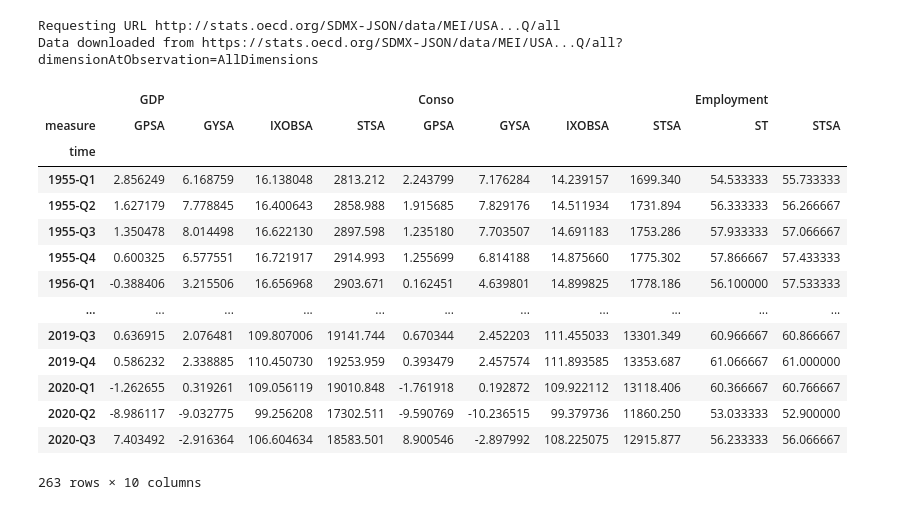
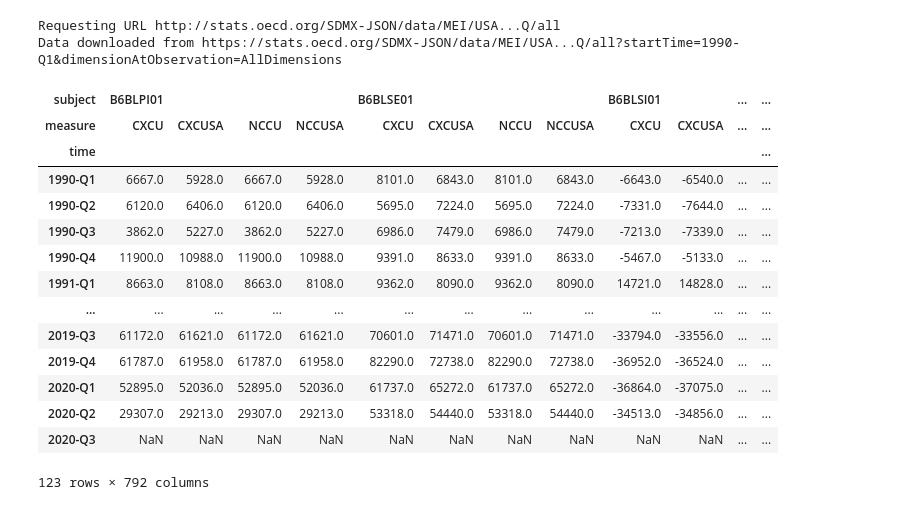
Before and after one commit to Adrien-Mcode/Stat-app-Trumpnomics, a Jupyter notebook: Statapp_test.ipynb, the cells around one changed output. Drawn from its saved outputs; the diff is of its cells as text; code cells hidden in the pictures.

```diff
--- a/Statapp_test.ipynb
+++ b/Statapp_test.ipynb
@@ -1,34 +1,2 @@
 # %%
 #!pip install cif
-# %%
-from cif import cif
-data, subjects, measures = cif.createDataFrameFromOECD(countries = ['USA'], dsname = 'MEI', frequency = 'Q')
-# %% [output]
-Requesting URL http://stats.oecd.org/SDMX-JSON/data/MEI/USA...Q/all
-Data downloaded from https://stats.oecd.org/SDMX-JSON/data/MEI/USA...Q/all?dimensionAtObservation=AllDimensions
-# %%
-import pandas as pd
-
-df1 = data['USA', 'NAEXKP01']
-df2 = data['USA', 'NAEXKP02']
-df3 = data['USA', 'LREMTTTT']
-df = [df1, df2, df3]
-headers = ['GDP', 'Conso', 'Employment']
-df_all = pd.concat(df, axis=1, keys = headers)
-df_all
-# %% [output]
-|  | GDP |  |  |  | Conso |  |  |  | Employment |  |
-| measure | GPSA | GYSA | IXOBSA | STSA | GPSA | GYSA | IXOBSA | STSA | ST | STSA |
-| time |  |  |  |  |  |  |  |  |  |  |
-| 1955-Q1 | 2.856249 | 6.168759 | 16.138048 | 2813.212 | 2.243799 | 7.176284 | 14.239157 | 1699.340 | 54.533333 | 55.733333 |
-| 1955-Q2 | 1.627179 | 7.778845 | 16.400643 | 2858.988 | 1.915685 | 7.829176 | 14.511934 | 1731.894 | 56.333333 | 56.266667 |
-| 1955-Q3 | 1.350478 | 8.014498 | 16.622130 | 2897.598 | 1.235180 | 7.703507 | 14.691183 | 1753.286 | 57.933333 | 57.066667 |
-| 1955-Q4 | 0.600325 | 6.577551 | 16.721917 | 2914.993 | 1.255699 | 6.814188 | 14.875660 | 1775.302 | 57.866667 | 57.433333 |
-| 1956-Q1 | -0.388406 | 3.215506 | 16.656968 | 2903.671 | 0.162451 | 4.639801 | 14.899825 | 1778.186 | 56.100000 | 57.533333 |
-| ... | ... | ... | ... | ... | ... | ... | ... | ... | ... | ... |
-| 2019-Q3 | 0.636915 | 2.076481 | 109.807006 | 19141.744 | 0.670344 | 2.452203 | 111.455033 | 13301.349 | 60.966667 | 60.866667 |
-| 2019-Q4 | 0.586232 | 2.338885 | 110.450730 | 19253.959 | 0.393479 | 2.457574 | 111.893585 | 13353.687 | 61.066667 | 61.000000 |
-| 2020-Q1 | -1.262655 | 0.319261 | 109.056119 | 19010.848 | -1.761918 | 0.192872 | 109.922112 | 13118.406 | 60.366667 | 60.766667 |
-| 2020-Q2 | -8.986117 | -9.032775 | 99.256208 | 17302.511 | -9.590769 | -10.236515 | 99.379736 | 11860.250 | 53.033333 | 52.900000 |
-| 2020-Q3 | 7.403492 | -2.916364 | 106.604634 | 18583.501 | 8.900546 | -2.897992 | 108.225075 | 12915.877 | 56.233333 | 56.066667 |
-263 rows × 10 columns
@@ -34,0 +11,26 @@ df_all
+# %%
+database = cif.createOneCountryDataFrameFromOECD('USA', 'MEI',
+                                     frequency='Q', startDate='1990-Q1')
+usa_df = database[0]
+labelvar = database[1]
+# %% [output]
+Requesting URL http://stats.oecd.org/SDMX-JSON/data/MEI/USA...Q/all
+Data downloaded from https://stats.oecd.org/SDMX-JSON/data/MEI/USA...Q/all?startTime=1990-Q1&dimensionAtObservation=AllDimensions
+# %%
+usa_df
+# %% [output]
+| subject | B6BLPI01 |  |  |  | B6BLSE01 |  |  |  | B6BLSI01 |  | ... | ... |
+| measure | CXCU | CXCUSA | NCCU | NCCUSA | CXCU | CXCUSA | NCCU | NCCUSA | CXCU | CXCUSA | ... | ... |
+| time |  |  |  |  |  |  |  |  |  |  |  | ... |
+| 1990-Q1 | 6667.0 | 5928.0 | 6667.0 | 5928.0 | 8101.0 | 6843.0 | 8101.0 | 6843.0 | -6643.0 | -6540.0 | ... | ... |
+| 1990-Q2 | 6120.0 | 6406.0 | 6120.0 | 6406.0 | 5695.0 | 7224.0 | 5695.0 | 7224.0 | -7331.0 | -7644.0 | ... | ... |
+| 1990-Q3 | 3862.0 | 5227.0 | 3862.0 | 5227.0 | 6986.0 | 7479.0 | 6986.0 | 7479.0 | -7213.0 | -7339.0 | ... | ... |
+| 1990-Q4 | 11900.0 | 10988.0 | 11900.0 | 10988.0 | 9391.0 | 8633.0 | 9391.0 | 8633.0 | -5467.0 | -5133.0 | ... | ... |
+| 1991-Q1 | 8663.0 | 8108.0 | 8663.0 | 8108.0 | 9362.0 | 8090.0 | 9362.0 | 8090.0 | 14721.0 | 14828.0 | ... | ... |
+| ... | ... | ... | ... | ... | ... | ... | ... | ... | ... | ... | ... | ... |
+| 2019-Q3 | 61172.0 | 61621.0 | 61172.0 | 61621.0 | 70601.0 | 71471.0 | 70601.0 | 71471.0 | -33794.0 | -33556.0 | ... | ... |
+| 2019-Q4 | 61787.0 | 61958.0 | 61787.0 | 61958.0 | 82290.0 | 72738.0 | 82290.0 | 72738.0 | -36952.0 | -36524.0 | ... | ... |
+| 2020-Q1 | 52895.0 | 52036.0 | 52895.0 | 52036.0 | 61737.0 | 65272.0 | 61737.0 | 65272.0 | -36864.0 | -37075.0 | ... | ... |
+| 2020-Q2 | 29307.0 | 29213.0 | 29307.0 | 29213.0 | 53318.0 | 54440.0 | 53318.0 | 54440.0 | -34513.0 | -34856.0 | ... | ... |
+| 2020-Q3 | NaN | NaN | NaN | NaN | NaN | NaN | NaN | NaN | NaN | NaN | ... | ... |
+123 rows × 792 columns
```
Also changed, not shown: parts of 15 cells of this notebook.
